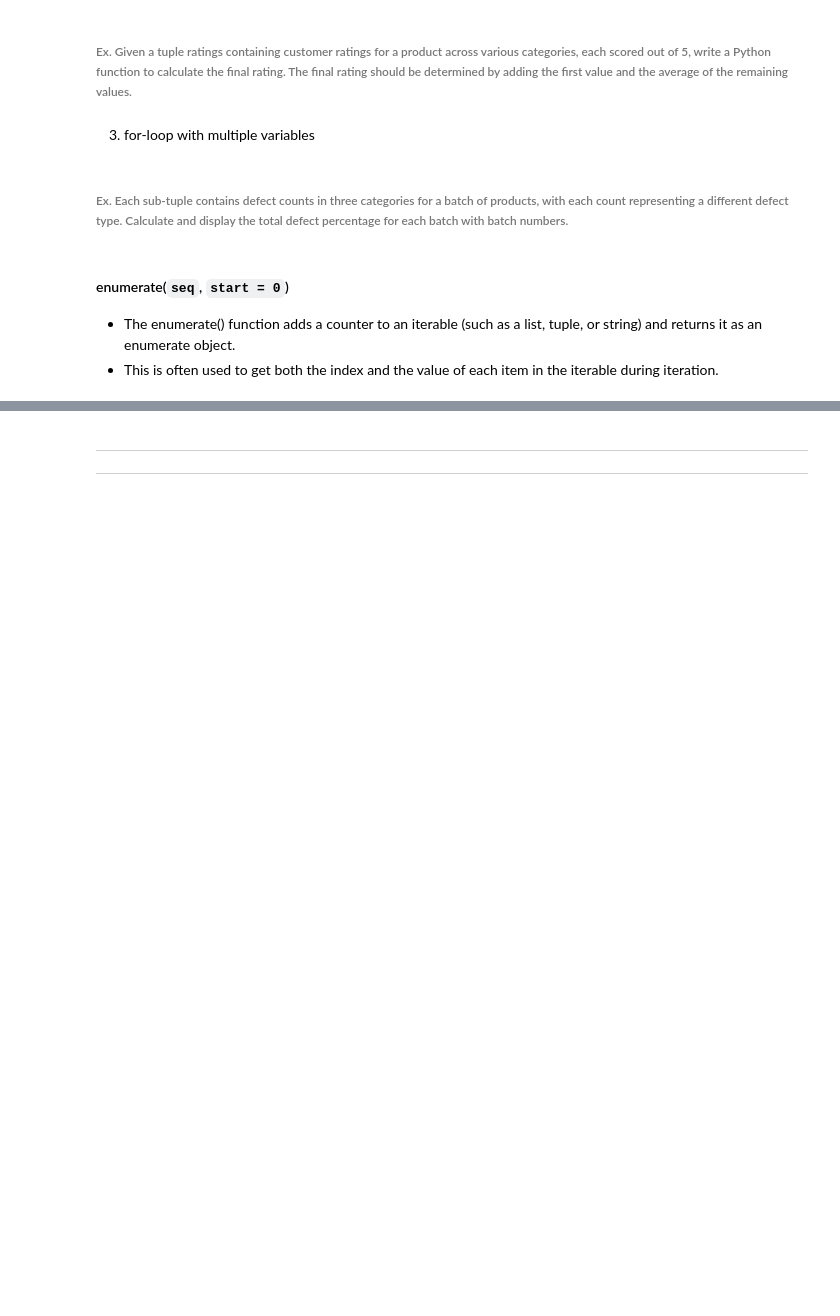
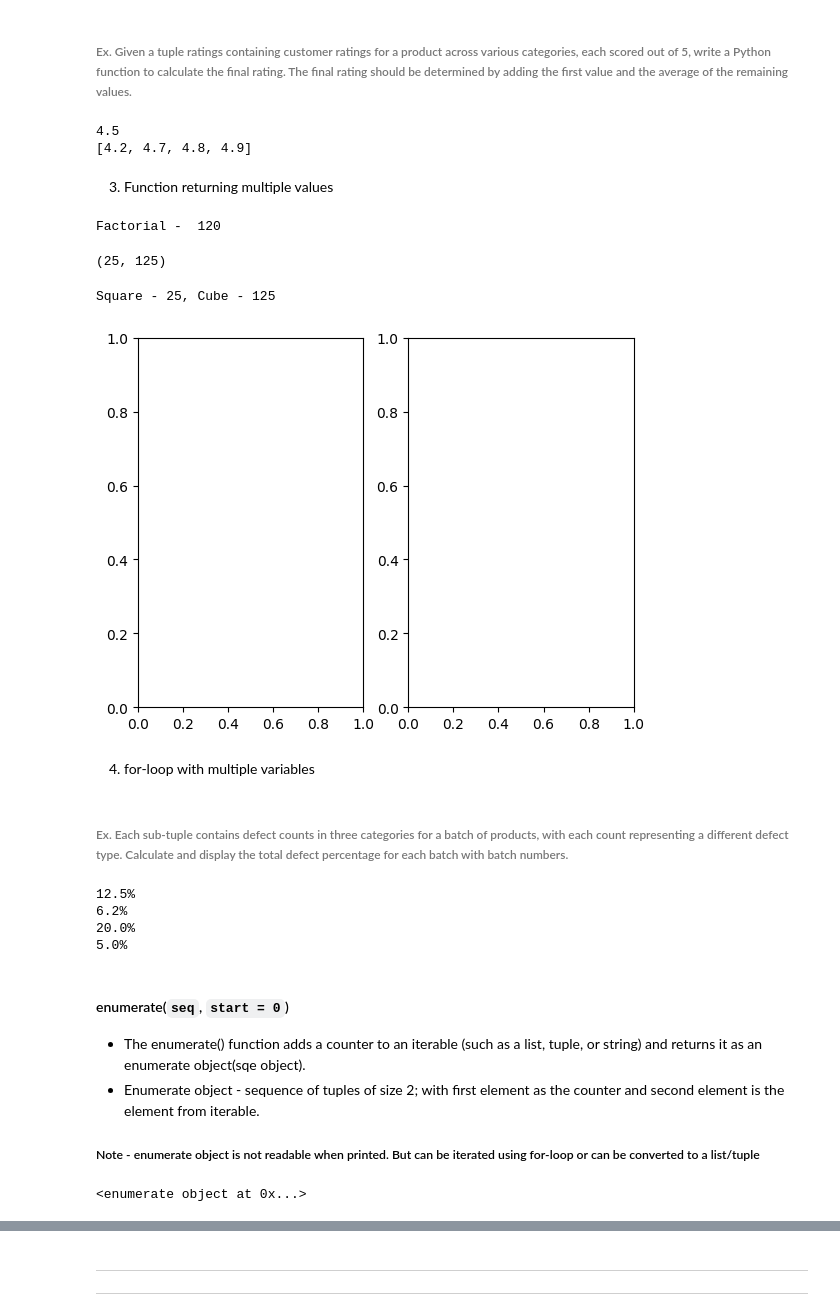
Before and after one commit to knowledge-corner/Oracle_10_Mar_25, a Jupyter notebook: Classwork/Day - 2.ipynb, the cells around one changed output, grey strips where cells are left out. Cells and saved outputs as stored; diff of their text form; code cells hidden in the pictures; blank space fills up the shorter version.

```diff
--- a/Classwork/Day - 2.ipynb
+++ b/Classwork/Day - 2.ipynb
@@ -138,24 +298,79 @@ tup = (1, 4, 3, 2, 6, 5, 8)
 # %% [markdown]
 ###### Ex. Given a tuple ratings containing customer ratings for a product across various categories, each scored out of 5, write a Python function to calculate the final rating. The final rating should be determined by adding the first value and the average of the remaining values.
 # %%
-satisfaction_ratings = [4.5, 4.2, 4.7, 4.8, 4.9]
-first_rating, *middle_ratings = satisfaction_ratings
+satisfaction_ratings = (4.5, 4.2, 4.7, 4.8, 4.9)
+trainer_rating,*platform_rating = satisfaction_ratings
+print(trainer_rating)
+print(platform_rating)
+# %% [output]
+4.5
+[4.2, 4.7, 4.8, 4.9]
+# %% [markdown]
+3. Function returning multiple values
+# %%
+# Defining a function with conditional return statements
+def factorial(num) :
+    if type(num) == int :
+        fact = 1
+        for i in range(num, 1, -1):
+            fact *= i
+        return fact
+    else:
+        return "Invalid"
+
+fa = factorial(5)
+print("Factorial - ", fa)
+# %% [output]
+Factorial -  120
+# %%
+# Function returning multiple values
+def demo(num) :
+    return num**2, num**3  # packing of tuples
+demo(5)
+# %% [output]
+(25, 125)
+# %%
+square , cube = demo(5)  # Unpacking of tuples
+print(f"Square - {square}, Cube - {cube}")
+# %% [output]
+Square - 25, Cube - 125
+# %%
+# Use case in data visualization
+import matplotlib.pyplot as plt
+fig, axes = plt.subplots(ncols=2)  # function returns multiple values and can be unpacked into variable
+# %% [output]
+[figure, added]
 # %% [markdown]
-3. for-loop with multiple variables
+4. for-loop with multiple variables
 # %% [markdown]
 ###### Ex. Each sub-tuple contains defect counts in three categories for a batch of products, with each count representing a different defect type. Calculate and display the total defect percentage for each batch with batch numbers.
 # %%
 # Sample data: each sub-tuple contains defect counts in three categories for a batch of products
-defect_data = [
+defect_data = (
     (5, 3, 2),  # Batch 1
     (1, 4, 0),  # Batch 2
     (7, 6, 3),  # Batch 3
     (2, 1, 1)   # Batch 4
-]
+)
 
 # Total number of products in each batch
-total_products_per_batch = 100
+total_products_per_batch = 80
+
+for batch in defect_data :
+    percent = round((sum(batch) / total_products_per_batch) * 100, 1)
+    print(f'{percent}%')
+# %% [output]
+12.5%
+6.2%
+20.0%
+5.0%
 # %% [markdown]
 #### enumerate(`seq`, `start = 0`)
-- The enumerate() function adds a counter to an iterable (such as a list, tuple, or string) and returns it as an enumerate object.
-- This is often used to get both the index and the value of each item in the iterable during iteration.
+- The enumerate() function adds a counter to an iterable (such as a list, tuple, or string) and returns it as an enumerate object(sqe object).
+- Enumerate object - sequence of tuples of size 2; with first element as the counter and second element is the element from iterable.
+##### Note - enumerate object is not readable when printed. But can be iterated using for-loop or can be converted to a list/tuple
+# %%
+lst = ["Jane", "Jack", "Rosie", "Diana"]
+print(enumerate(lst))
+# %% [output]
+<enumerate object at 0x...>
```
Also changed, not shown: parts of 40 cells of this notebook, 1 other file.
